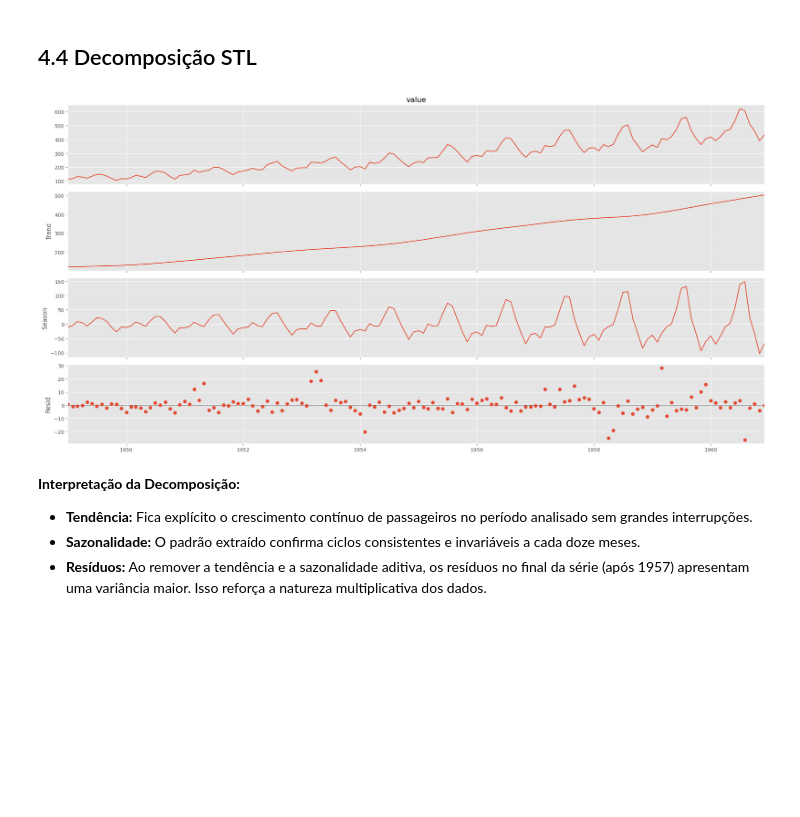
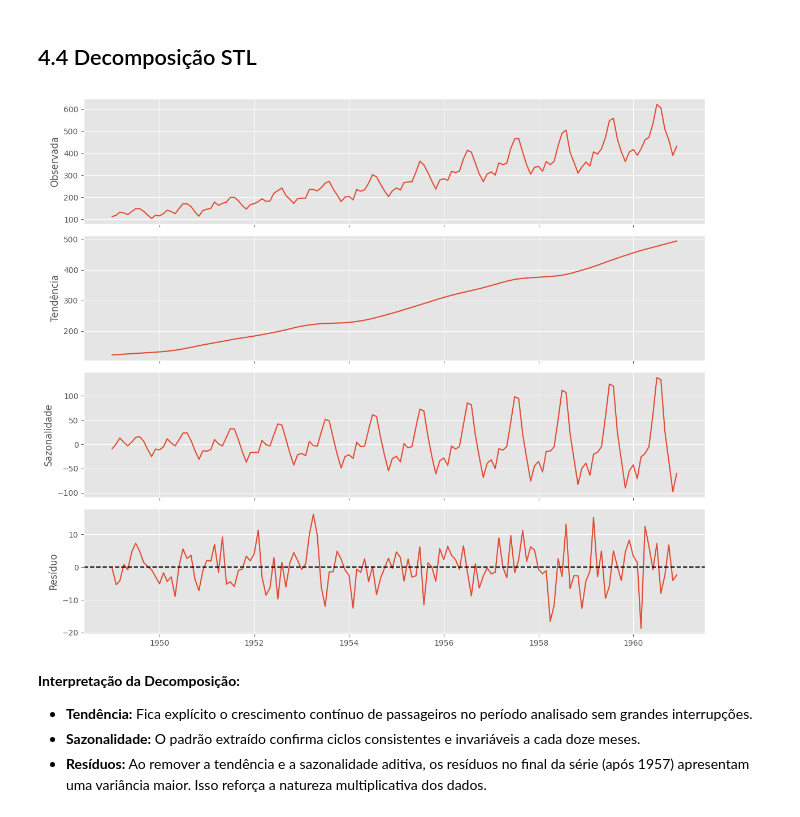
Before and after one commit to lemosriosl/TrabalhoSarimaBase, a Jupyter notebook: N2_Series_Temp_SARIMA.ipynb, the cells around one changed output. Saved outputs shown, nothing was run; the diff lists cells and outputs as text; code cells hidden in the pictures; blank space fills up the shorter version.

```diff
--- a/N2_Series_Temp_SARIMA.ipynb
+++ b/N2_Series_Temp_SARIMA.ipynb
@@ -86,14 +86,27 @@ Pela visualização inicial, podemos observar:
 # %% [markdown]
 ## 4.4 Decomposição STL
 # %%
-m = 12
-res = STL(df["value"], period=m, robust=True).fit()
-fig = res.plot()
-fig.set_size_inches(20, 10)
+stl = STL(df['value'], seasonal=13) # utilizando janela sazonal ímpar e m=12 (frequência mensal implícita)
+res = stl.fit()
+
+fig, (ax1, ax2, ax3, ax4) = plt.subplots(4, 1, figsize=(12, 10), sharex=True)
+ax1.plot(res.observed)
+ax1.set_ylabel('Observada')
+
+ax2.plot(res.trend)
+ax2.set_ylabel('Tendência')
+
+ax3.plot(res.seasonal)
+ax3.set_ylabel('Sazonalidade')
+
+ax4.plot(res.resid)
+ax4.set_ylabel('Resíduo')
+ax4.axhline(0, color='black', linestyle='--')
+
 plt.tight_layout()
 plt.show()
 # %% [output]
-[figure, old version]
+[figure, new version]
 # %% [markdown]
 **Interpretação da Decomposição:**
 - **Tendência:** Fica explícito o crescimento contínuo de passageiros no período analisado sem grandes interrupções.
```
Also changed, not shown: parts of 10 cells of this notebook.
